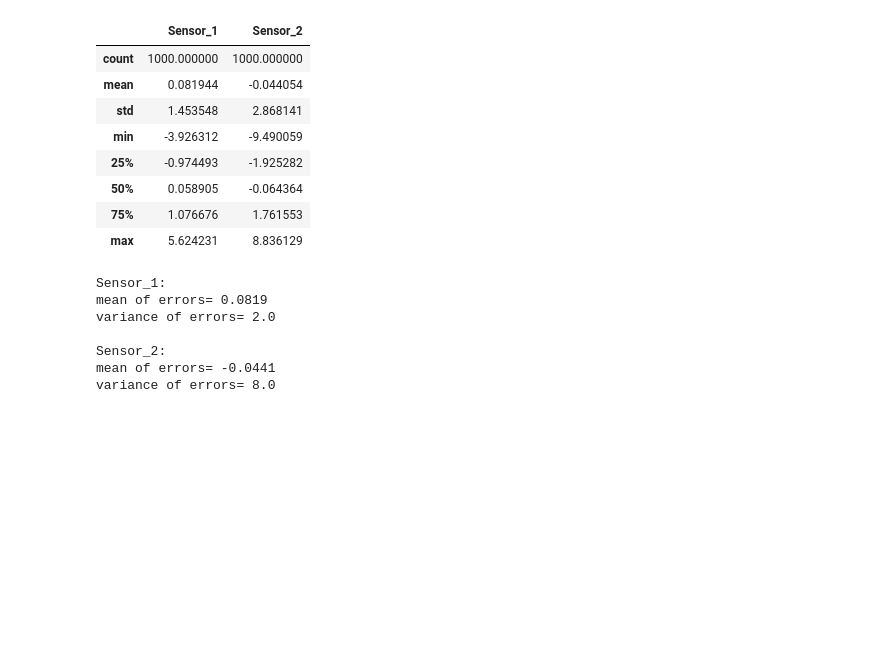
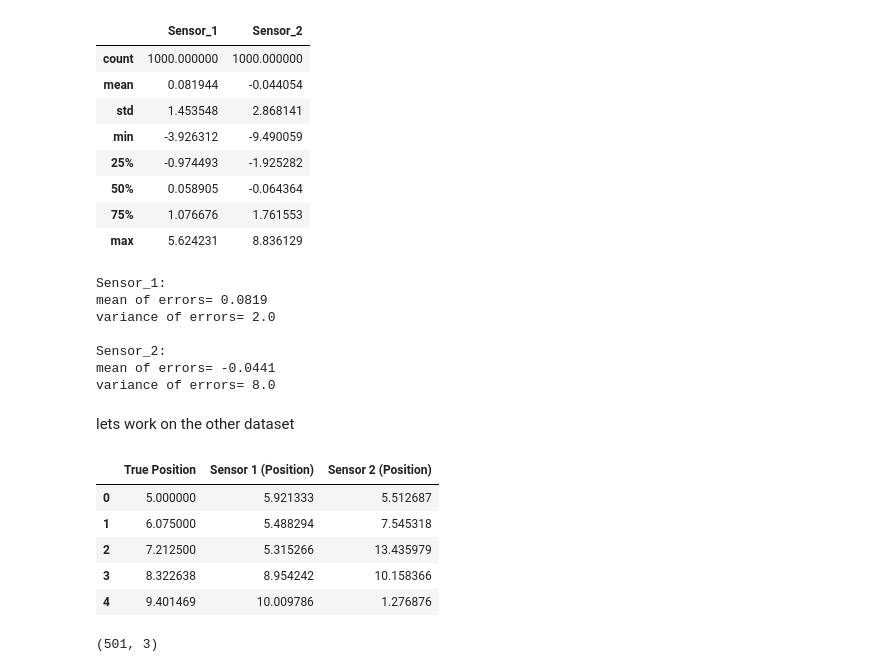
Before and after one commit to ErfanJoodi/Kalman-Filter-Practice, a Jupyter notebook: Kalman Filter.ipynb, the cells around one changed output. Cells and saved outputs as stored; diff of their text form; code cells hidden in the pictures; blank space fills up the shorter version.

```diff
--- a/Kalman Filter.ipynb
+++ b/Kalman Filter.ipynb
@@ -166,3 +166,20 @@ variance of errors= 2.0
 Sensor_2:
 mean of errors= -0.0441
 variance of errors= 8.0
+# %% [markdown]
+lets work on the other dataset
+# %%
+oscillator= pd.read_excel('Datasets/Oscillator.xlsx')
+oscillator.head()
+# %% [output]
+|  | True Position | Sensor 1 (Position) | Sensor 2 (Position) |
+| 0 | 5.000000 | 5.921333 | 5.512687 |
+| 1 | 6.075000 | 5.488294 | 7.545318 |
+| 2 | 7.212500 | 5.315266 | 13.435979 |
+| 3 | 8.322638 | 8.954242 | 10.158366 |
+| 4 | 9.401469 | 10.009786 | 1.276876 |
+# %%
+# number of records and columns
+oscillator.shape
+# %% [output]
+(501, 3)
```
Also changed, not shown: parts of 5 cells of this notebook.
